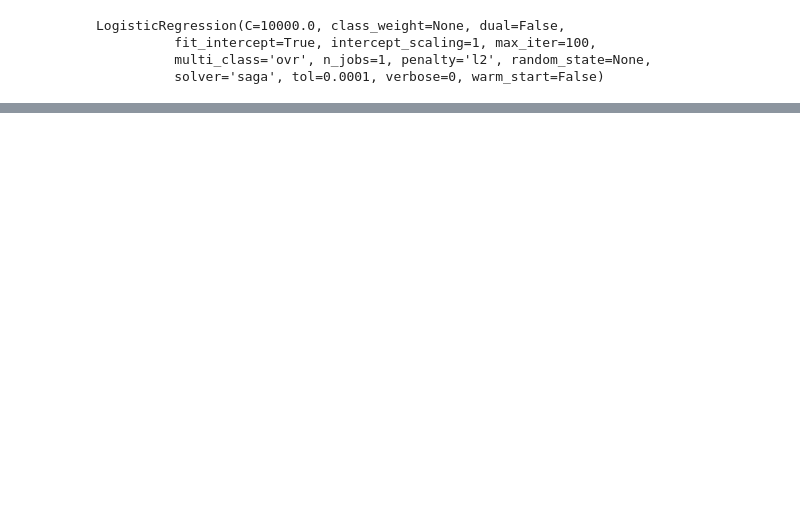
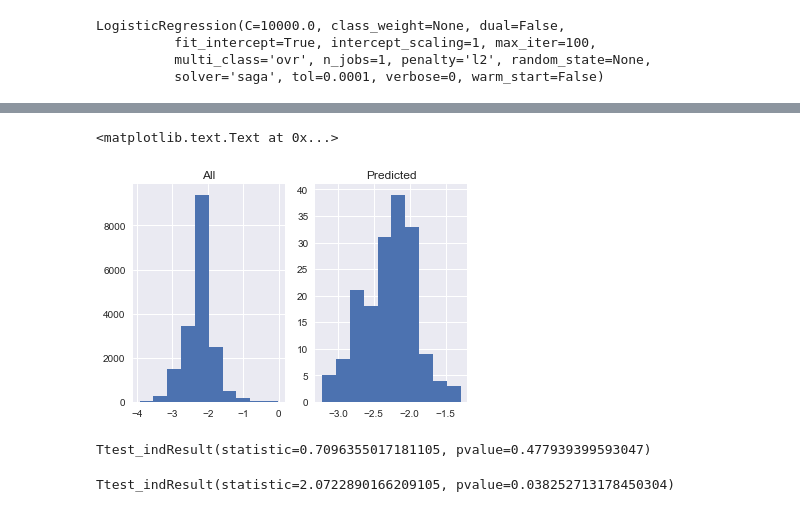
Before and after one commit to mukhes3/AMP-AD_Driver_Prediction_Engine, a Jupyter notebook: SemisupPredictor/IterativeSemisupervision.ipynb, the cells around one changed output, grey strips where cells are left out. Drawn from its saved outputs; the diff is of its cells as text; code cells hidden in the pictures; blank space fills up the shorter version.

```diff
--- a/SemisupPredictor/IterativeSemisupervision.ipynb
+++ b/SemisupPredictor/IterativeSemisupervision.ipynb
@@ -219,0 +225,22 @@ ax2.set_title('Predicted')
+# %%
+#Comparing average p-values of all genes on IGAP stage 1 with those from our prediction
+f, (ax1, ax2) = plt.subplots(1, 2, sharey=False)
+ax1.hist((IGAP_genes['MeanPval']))
+ax1.set_title('All')
+ax2.hist((PredGenes_pval['MeanPval']))
+ax2.set_title('Predicted')
+# %% [output]
+<matplotlib.text.Text at 0x...>
+[figure, added]
+# %%
+#Get t-test value 1
+temp = ss.ttest_ind(np.log10(IGAP_genes['Pval']),np.log10(PredGenes_pval['Pval']))
+print temp
+# %% [output]
+Ttest_indResult(statistic=0.7096355017181105, pvalue=0.477939399593047)
+# %%
+#Get t-test value 1
+temp = ss.ttest_ind((IGAP_genes['MeanPval']),(PredGenes_pval['MeanPval']))
+print temp
+# %% [output]
+Ttest_indResult(statistic=2.0722890166209105, pvalue=0.038252713178450304)
```
Also changed, not shown: parts of 13 cells of this notebook.
